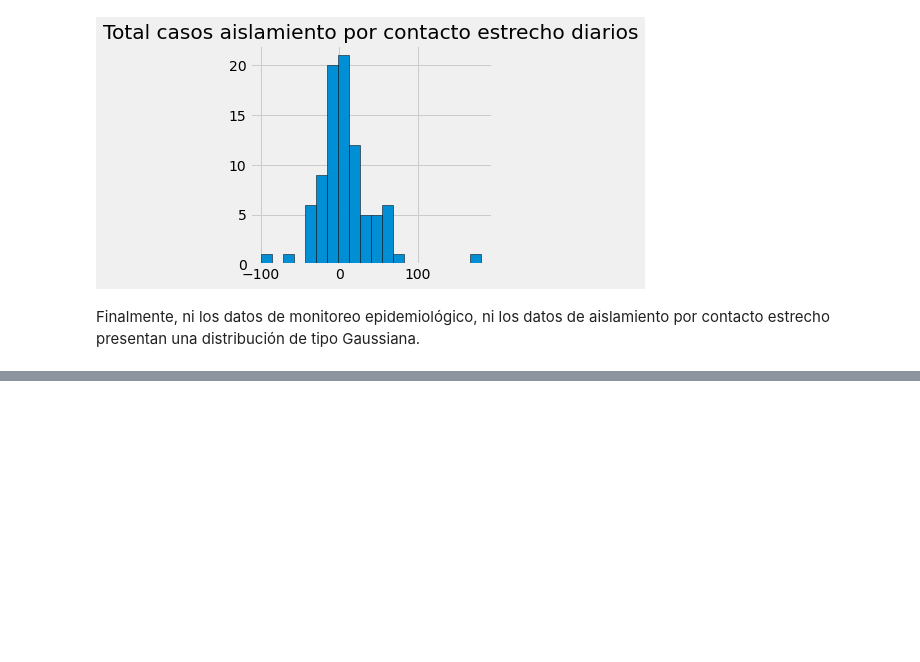
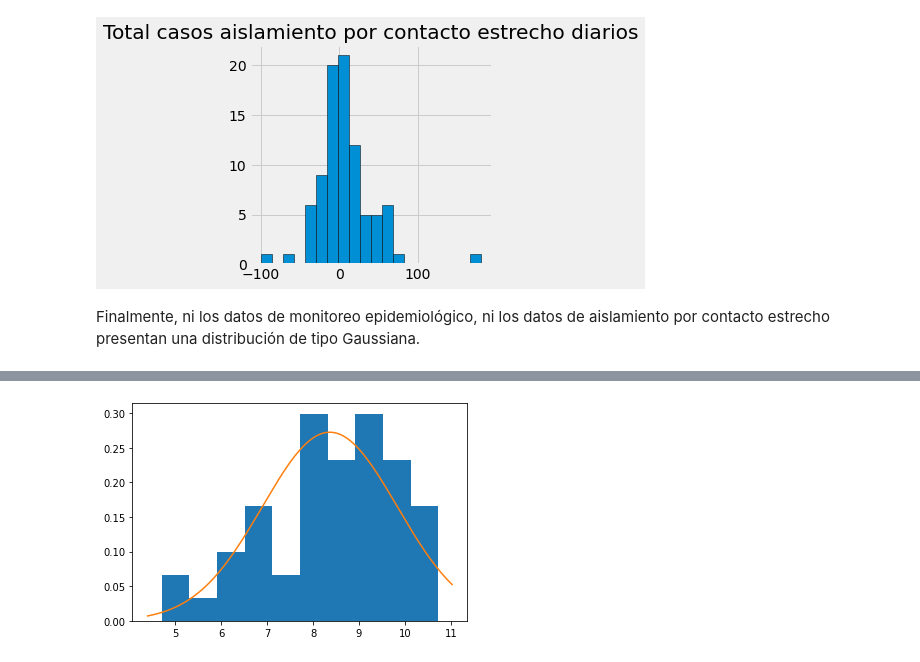
Before and after one commit to ivanrango/Machine-Learning, a Jupyter notebook: Trabajo_Práctico_2.ipynb, the cells around one changed output, grey strips where cells are left out. Cells and saved outputs as stored; diff of their text form; code cells hidden in the pictures; blank space fills up the shorter version.

```diff
--- a/Trabajo_Práctico_2.ipynb
+++ b/Trabajo_Práctico_2.ipynb
@@ -302,0 +325,14 @@ Finalmente, ni los datos de monitoreo epidemiológico, ni los datos de aislamien
+# %%
+#tamaño de BB = NB
+NB = 50
+BB = np.random.normal(loc=8.0, scale=1.5, size=NB)
+mean,std=norm.fit(BB)
+
+plt.hist(BB, bins=10, density=True)
+xmin, xmax = plt.xlim()
+xB = np.linspace(xmin, xmax, 1000)
+yB = norm.pdf(xB, mean, std)
+plt.plot(xB, yB)
+plt.show()
+# %% [output]
+[figure, added]
```
Also changed, not shown: parts of 23 cells of this notebook.
